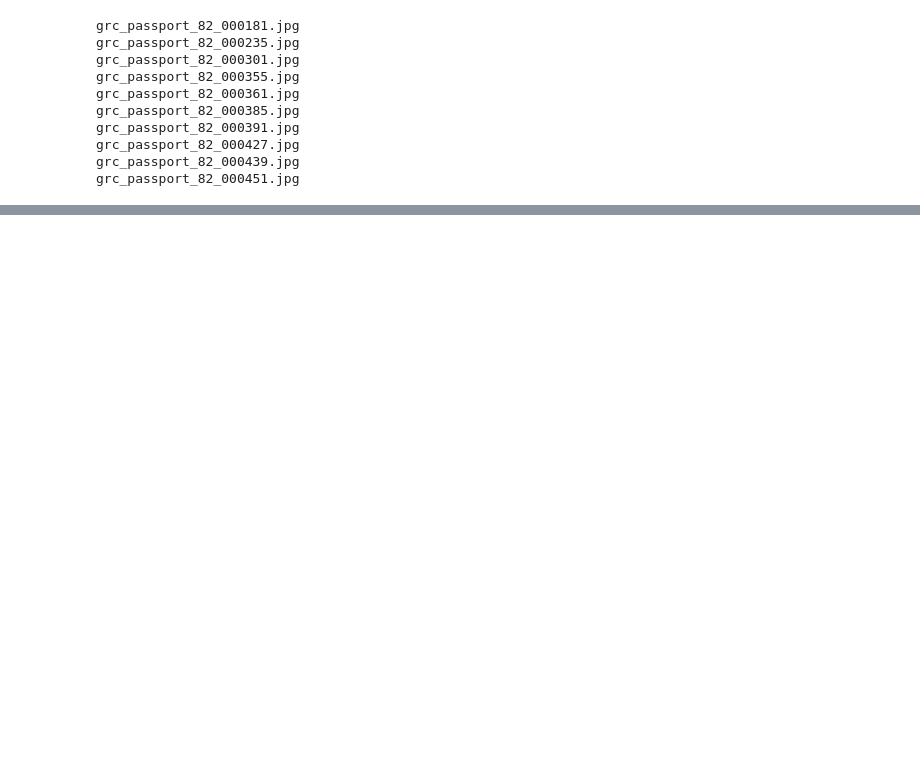
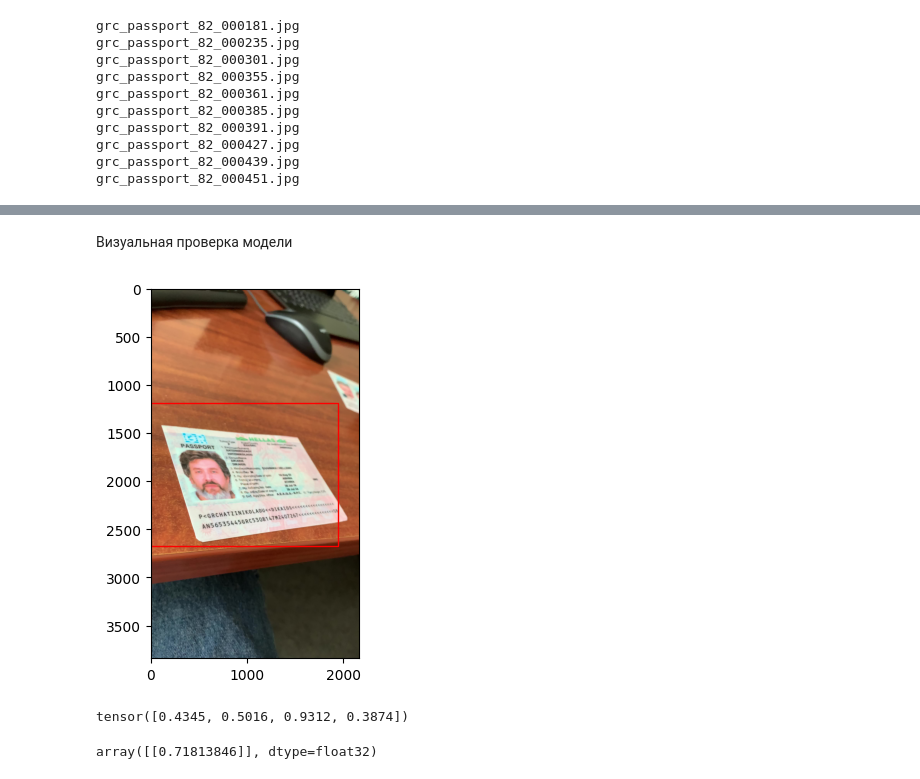
Before and after one commit to ab8080/diploma, a Jupyter notebook: Untitled0.ipynb, the cells around one changed output, grey strips where cells are left out. Cells and saved outputs as stored; diff of their text form; code cells hidden in the pictures; blank space fills up the shorter version.

```diff
--- a/Untitled0.ipynb
+++ b/Untitled0.ipynb
@@ -254,0 +178,12 @@ KeyboardInterrupt:
+# %%
+def convert_yolo_to_corners(bboxes, img_width, img_height):
+    # Конвертация из формата YOLO (x_center, y_center, width, height) в формат координат углов (x_min, y_min, x_max, y_max)
+    converted_bboxes = []
+    for bbox in bboxes:
+        x_center, y_center, width, height = bbox
+        x_min = (x_center - width / 2) * img_width
+        y_min = (y_center - height / 2) * img_height
+        x_max = (x_center + width / 2) * img_width
+        y_max = (y_center + height / 2) * img_height
+        converted_bboxes.append([x_min, y_min, x_max, y_max])
+    return torch.tensor(converted_bboxes, dtype=torch.float32)
@@ -254,0 +309,2 @@ KeyboardInterrupt:
+# %% [markdown]
+Визуальная проверка модели
@@ -254,0 +351,52 @@ KeyboardInterrupt:
+# %%
+from PIL import Image
+from torchvision import transforms
+
+# Загрузка изображения
+image_path = '/content/small_dataset/test_test_images/grc_passport_82_000181.jpg'
+image = Image.open(image_path)
+
+# Предобработка изображения
+transform = transforms.Compose([
+    transforms.Resize((224, 224)),
+    transforms.ToTensor()
+])
+image_transformed = transform(image).unsqueeze(0)  # Добавляем батч-размерность
+# %%
+device = 'cuda'
+# Предполагается, что модель уже загружена и готова к использованию
+model.eval()  # Переключение в режим оценки
+with torch.no_grad():  # Выключение вычисления градиентов для ускорения
+    prediction = model(image_transformed.to(device))  # device может быть 'cuda' или 'cpu'
+# %%
+# Пример предсказания: [0.5, 0.5, 0.2, 0.3], предполагается что это numpy массив или список
+bbox = prediction[0].cpu().numpy()  # Преобразование в numpy массив, если это ещё не сделано
+# %%
+# Вызов функции для отрисовки рамки
+draw_bbox(image, bbox, 'red')  # Используйте реальные размеры вашего изображения
+# %% [output]
+[figure, added]
+# %%
+from torchvision.ops import box_iou
+
+# Предсказанные координаты (замените эти значения на ваши реальные предсказания)
+predicted_bbox = torch.tensor(bbox)
+# Истинные координаты
+true_bbox = torch.tensor([0.5016203703703703, 0.5298177083333333, 0.9041666666666667, 0.3190104166666667])
+
+# Преобразование координат из YOLO в абсолютные координаты рамки
+print(predicted_bbox)
+predicted_corners = convert_yolo_to_corners([predicted_bbox], 224, 224)
+true_corners = convert_yolo_to_corners([true_bbox], 224, 224)
+
+# Преобразование в тензоры PyTorch
+predicted_corners_tensor = torch.tensor(predicted_corners, dtype=torch.float)
+true_corners_tensor = torch.tensor(true_corners, dtype=torch.float)
+
+# Расчет IoU
+iou_score = box_iou(predicted_corners_tensor, true_corners_tensor)
+
+iou_score.numpy()
+# %% [output]
+tensor([0.4345, 0.5016, 0.9312, 0.3874])
+array([[0.71813846]], dtype=float32)
```
Also changed, not shown: parts of 14 cells of this notebook.
